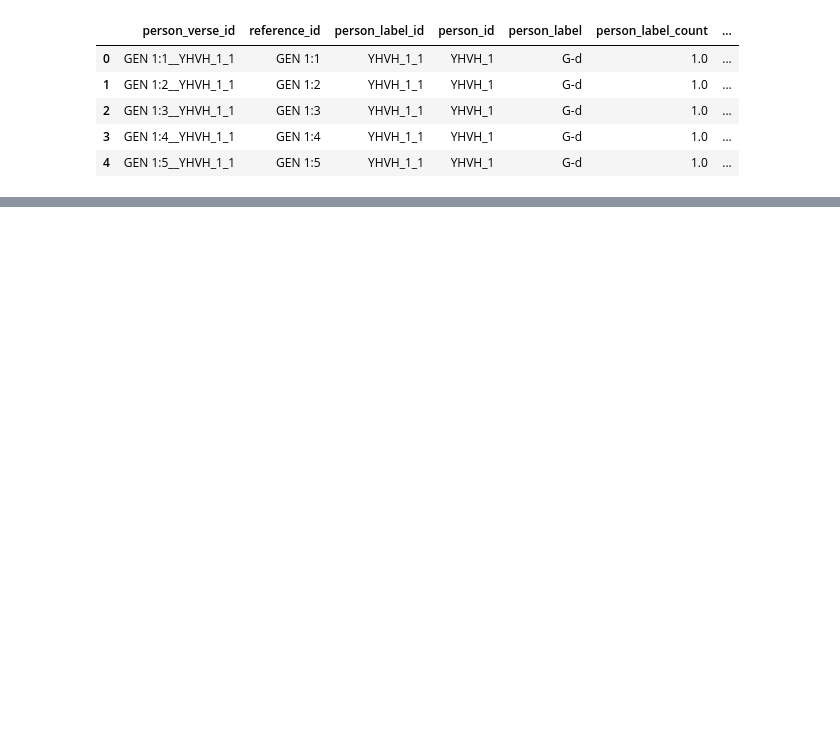
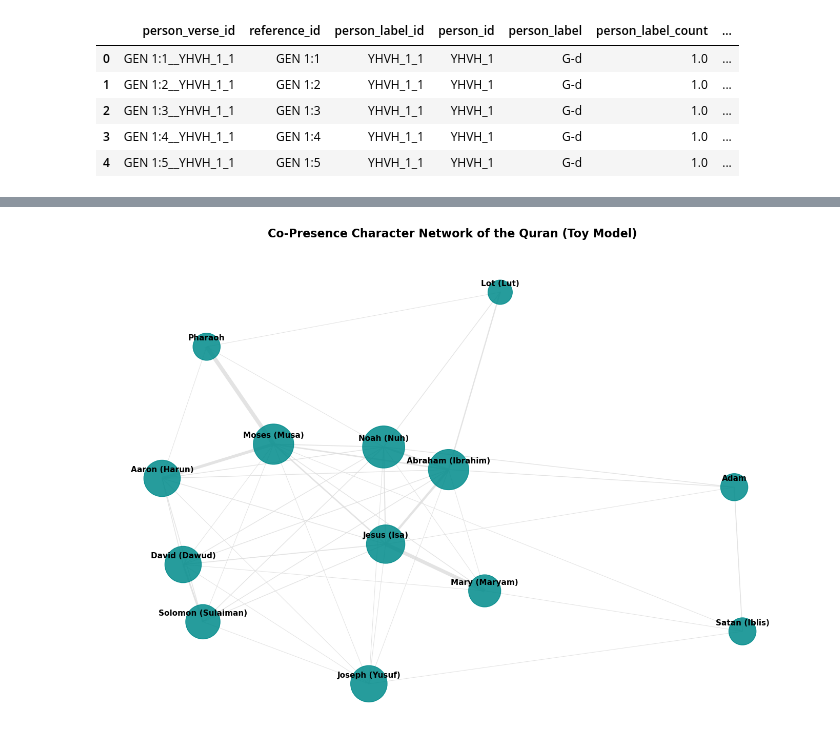
Before and after one commit to erinabruzzy/DSAN6400, a Jupyter notebook: toy_sna.ipynb, the cells around one changed output, grey strips where cells are left out. Saved outputs shown, nothing was run; the diff lists cells and outputs as text; code cells hidden in the pictures; blank space fills up the shorter version.

```diff
--- a/toy_sna.ipynb
+++ b/toy_sna.ipynb
@@ -134,0 +222,53 @@ Network Assortativity Coefficient: 0.0050
+# %%
+import matplotlib.pyplot as plt
+
+# 1. Set up canvas dimensions
+plt.figure(figsize=(14, 10))
+
+# 2. Compute a layout configuration using a force-directed layout
+# k control the optimal distance between nodes (higher = more spread out)
+pos = nx.spring_layout(G_quran, k=0.45, seed=42)
+
+# 3. Scale node sizes dynamically based on their connection count
+node_sizes = [degree_cent[node] * 3500 + 300 for node in G_quran.nodes()]
+
+# 4. Extract edge weights to scale line thicknesses
+weights = [G_quran[u][v]['weight'] for u, v in G_quran.edges()]
+# Normalize weights so lines don't get ridiculously thick
+max_weight = max(weights) if weights else 1
+edge_widths = [(w / max_weight) * 5 + 0.5 for w in weights]
+
+# 5. Draw network elements
+nx.draw_networkx_nodes(
+    G_quran,
+    pos,
+    node_size=node_sizes,
+    node_color="darkcyan",
+    alpha=0.85
+)
+
+nx.draw_networkx_edges(
+    G_quran,
+    pos,
+    width=edge_widths,
+    edge_color="gainsboro",
+    alpha=0.8
+)
+
+# 6. Apply text labels with a slight vertical offset so they sit neatly
+label_pos = {k: [v[0], v[1] + 0.04] for k, v in pos.items()}
+nx.draw_networkx_labels(
+    G_quran,
+    label_pos,
+    font_size=11,
+    font_weight="bold",
+    font_color="black"
+)
+
+# 7. Final plot adjustments
+plt.title("Co-Presence Character Network of the Quran (Toy Model)", fontsize=16, fontweight='bold', pad=20)
+plt.axis("off")  # Hides coordinate axes
+plt.tight_layout()
+plt.show()
+# %% [output]
+[figure, added]
```
Also changed, not shown: parts of 4 cells of this notebook, 1 other file.
